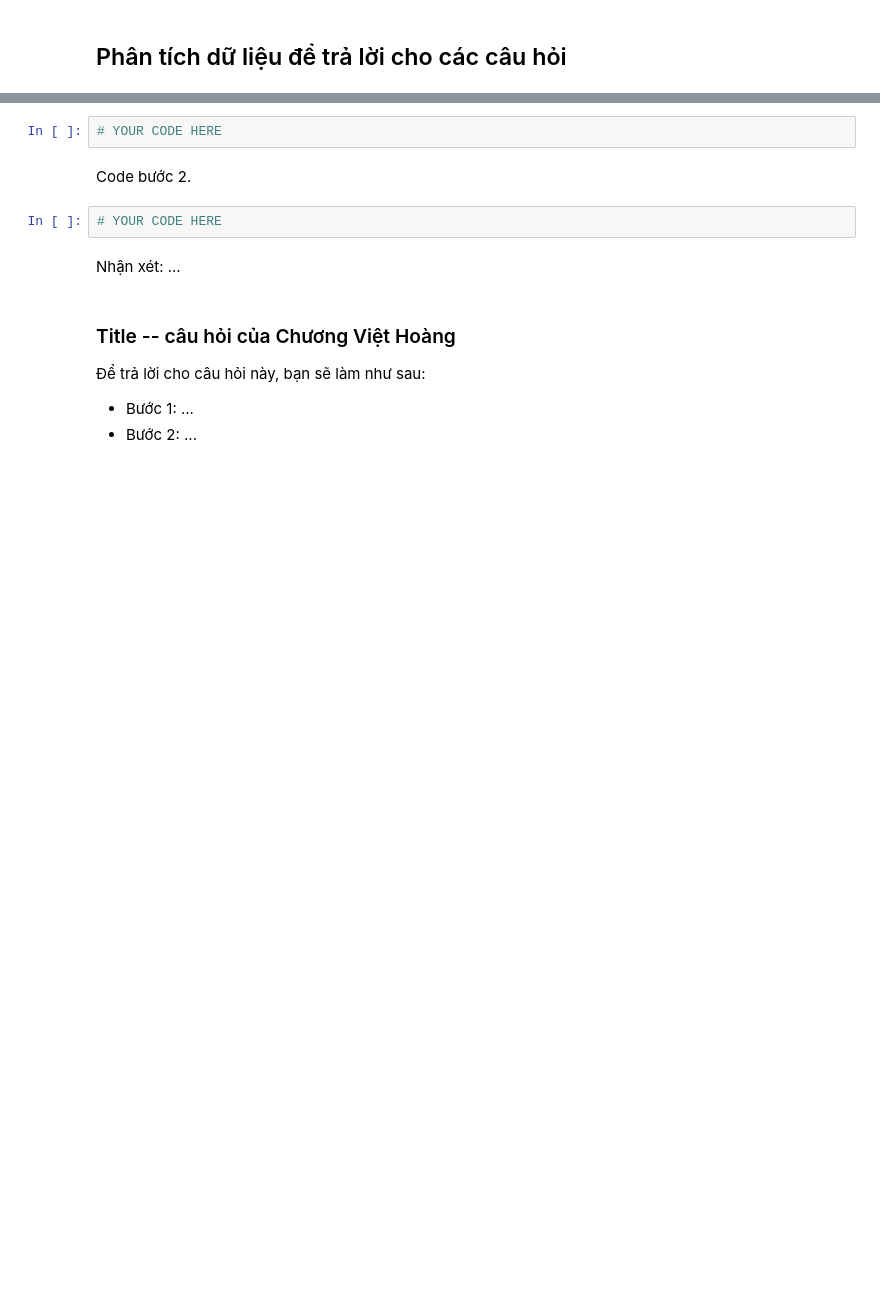
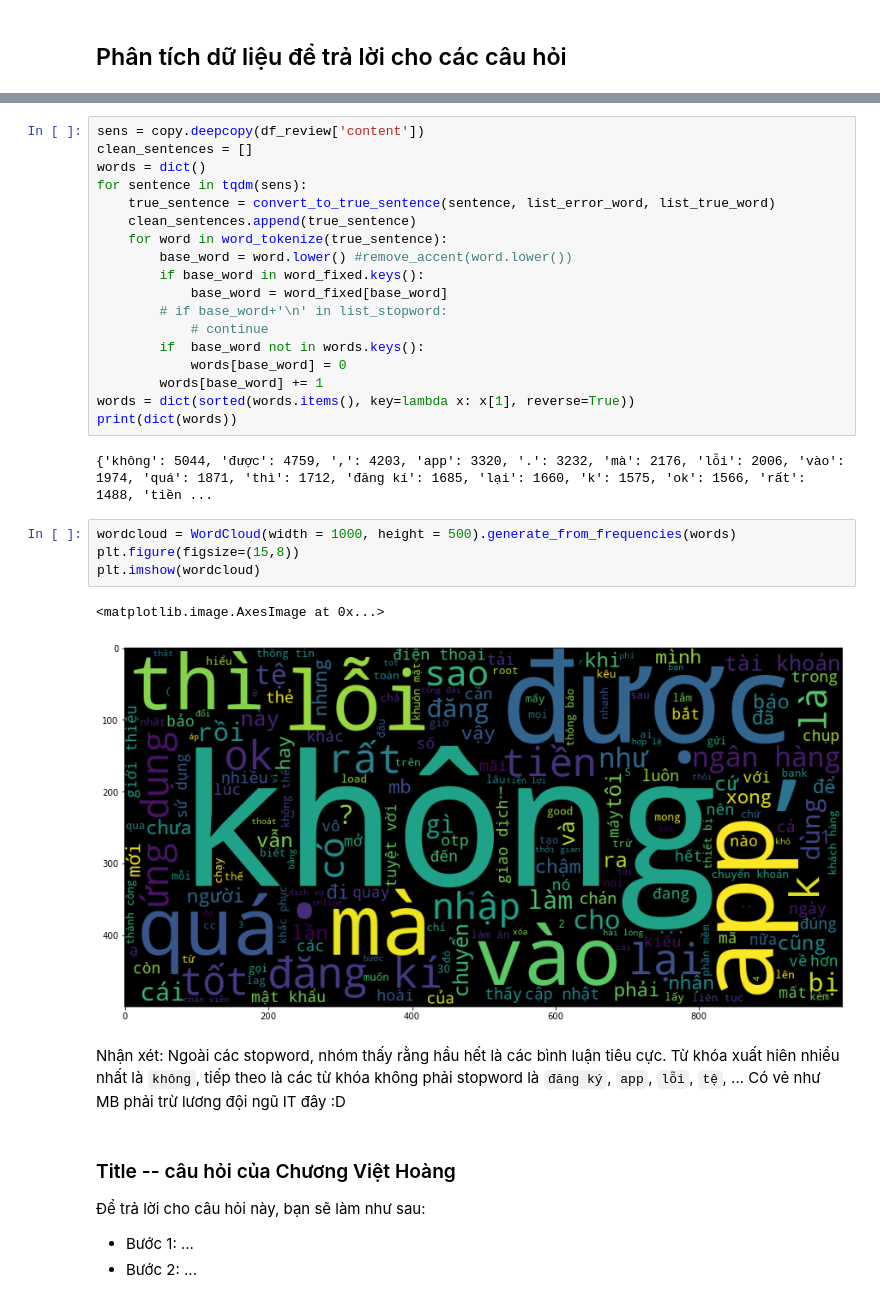
Before and after one commit to trinh172/LTKHDL_DACK, a Jupyter notebook: Final_Project.ipynb, the cells around one changed output, grey strips where cells are left out. Cells and saved outputs as stored; diff of their text form; blank space fills up the shorter version.

```diff
--- a/Final_Project.ipynb
+++ b/Final_Project.ipynb
@@ -200,11 +306,32 @@ Code bước 1.
-# %%
-# YOUR CODE HERE
-# %% [markdown]
-Code bước 2.
-# %%
-# YOUR CODE HERE
-# %% [markdown]
-Nhận xét: ...
+# %%
+sens = copy.deepcopy(df_review['content'])
+clean_sentences = []
+words = dict()
+for sentence in tqdm(sens):
+    true_sentence = convert_to_true_sentence(sentence, list_error_word, list_true_word)
+    clean_sentences.append(true_sentence)
+    for word in word_tokenize(true_sentence):
+        base_word = word.lower() #remove_accent(word.lower())
+        if base_word in word_fixed.keys():
+            base_word = word_fixed[base_word]
+        # if base_word+'\n' in list_stopword:
+            # continue
+        if  base_word not in words.keys():
+            words[base_word] = 0
+        words[base_word] += 1
+words = dict(sorted(words.items(), key=lambda x: x[1], reverse=True))
+print(dict(words))
+# %% [output]
+{'không': 5044, 'được': 4759, ',': 4203, 'app': 3320, '.': 3232, 'mà': 2176, 'lỗi': 2006, 'vào': 1974, 'quá': 1871, 'thì': 1712, 'đăng kí': 1685, 'lại': 1660, 'k': 1575, 'ok': 1566, 'rất': 1488, 'tiền ...
+# %%
+wordcloud = WordCloud(width = 1000, height = 500).generate_from_frequencies(words)
+plt.figure(figsize=(15,8))
+plt.imshow(wordcloud)
+# %% [output]
+<matplotlib.image.AxesImage at 0x...>
+[figure, added]
+# %% [markdown]
+Nhận xét: Ngoài các stopword, nhóm thấy rằng hầu hết là các bình luận tiêu cực. Từ khóa xuất hiên nhiều nhất là `không`, tiếp theo là các từ khóa không phải stopword là `đăng ký`, `app`, `lỗi`, `tệ`, ... Có vẻ như MB phải trừ lương đội ngũ IT đây :D
 # %% [markdown]
 ### Title -- câu hỏi của Chương Việt Hoàng
 
```
Also changed, not shown: parts of 34 cells of this notebook, 2 other files.
